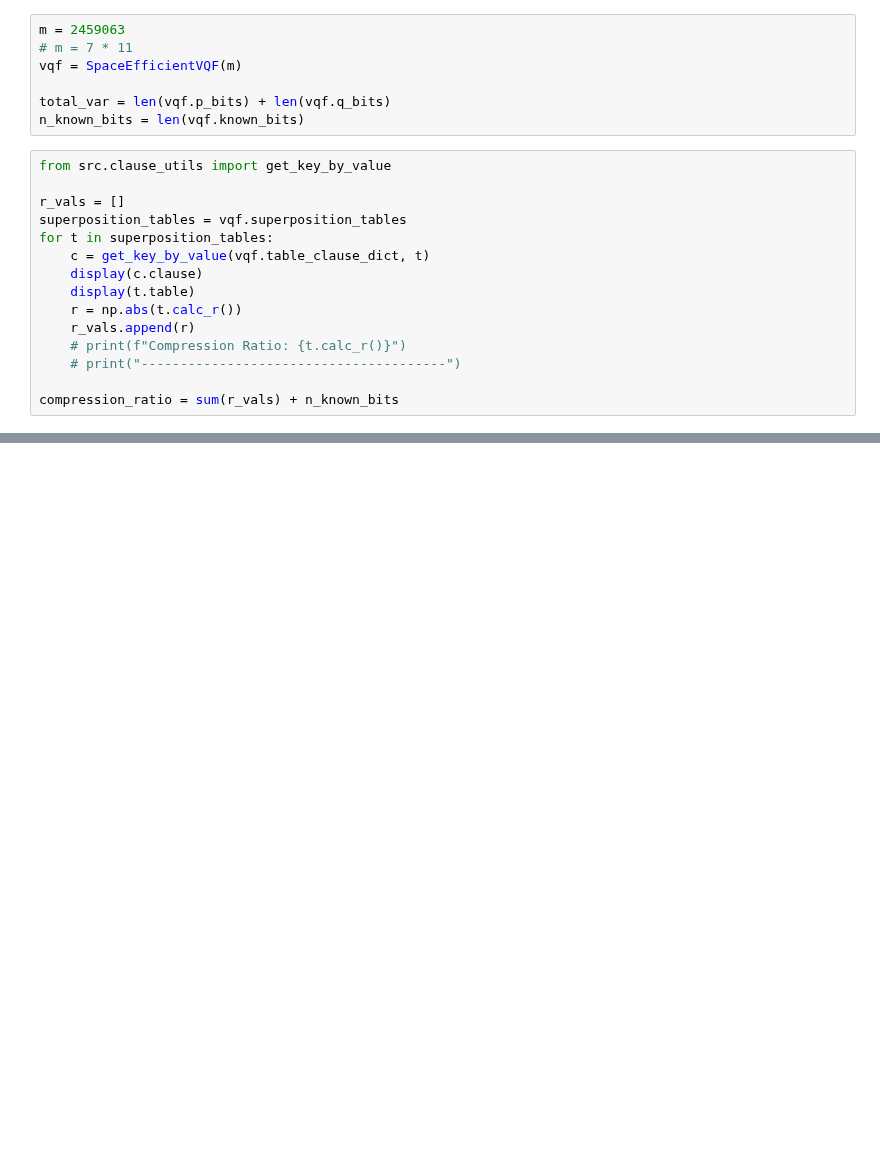
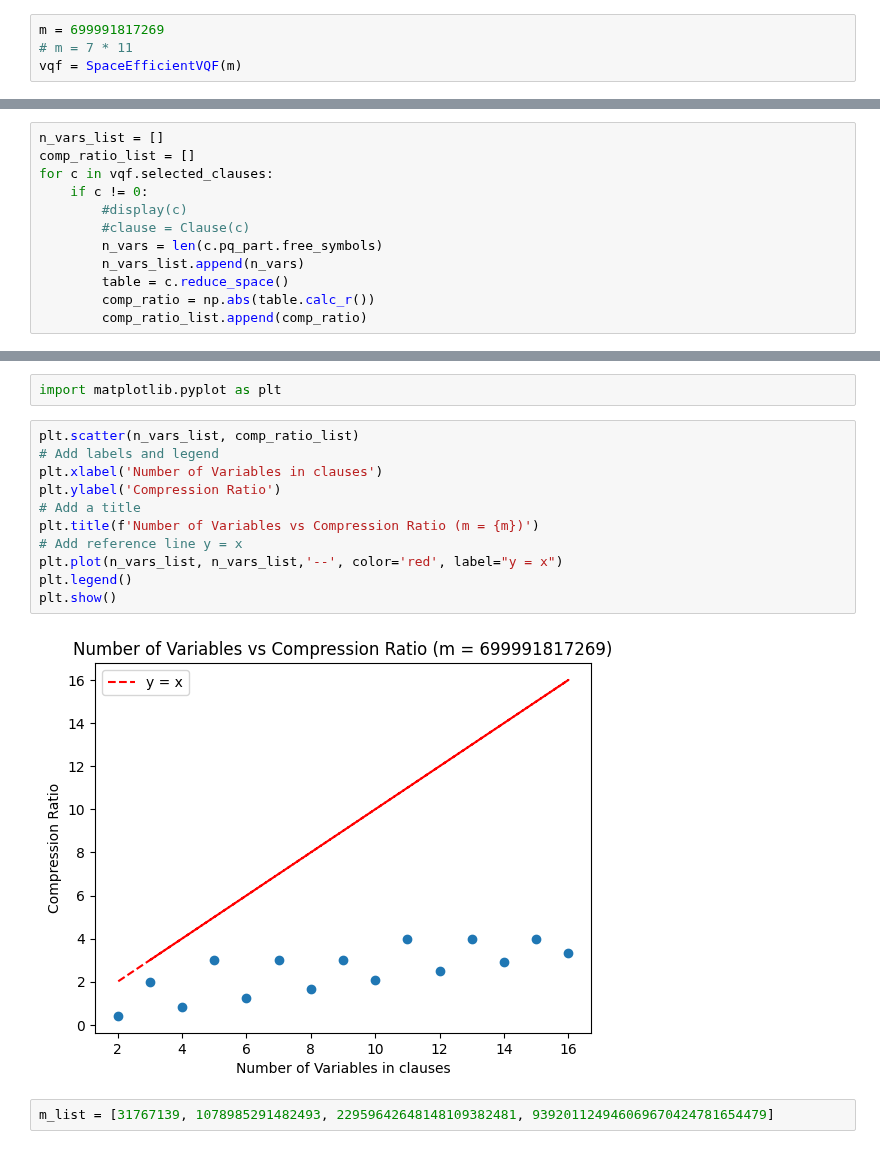
Before and after one commit to Mostafa-Atallah2020/func-qaoa-factorization, a Jupyter notebook: examples/compression ratios.ipynb, the cells around one changed output, grey strips where cells are left out. Cells and saved outputs as stored; diff of their text form; blank space fills up the shorter version.

Commit message:
Make a compression ratio vs n_vars plot

```diff
--- a/examples/compression ratios.ipynb
+++ b/examples/compression ratios.ipynb
@@ -7,22 +7,4 @@ from src import SpaceEfficientVQF
 # %%
-m = 2459063
+m = 699991817269
 # m = 7 * 11
 vqf = SpaceEfficientVQF(m)
-
-total_var = len(vqf.p_bits) + len(vqf.q_bits)
-n_known_bits = len(vqf.known_bits)
-# %%
-from src.clause_utils import get_key_by_value
-
-r_vals = []
-superposition_tables = vqf.superposition_tables
-for t in superposition_tables:
-    c = get_key_by_value(vqf.table_clause_dict, t)
-    display(c.clause)
-    display(t.table)
-    r = np.abs(t.calc_r())
-    r_vals.append(r)
-    # print(f"Compression Ratio: {t.calc_r()}")
-    # print("---------------------------------------")
-
-compression_ratio = sum(r_vals) + n_known_bits
@@ -67,0 +11,12 @@ The Compression Ratio: 7.49022
+# %%
+n_vars_list = []
+comp_ratio_list = []
+for c in vqf.selected_clauses:
+    if c != 0:
+        #display(c)
+        #clause = Clause(c)
+        n_vars = len(c.pq_part.free_symbols)
+        n_vars_list.append(n_vars)
+        table = c.reduce_space()
+        comp_ratio = np.abs(table.calc_r())
+        comp_ratio_list.append(comp_ratio)
@@ -67,0 +41,17 @@ The Compression Ratio: 7.49022
+# %%
+import matplotlib.pyplot as plt
+# %%
+plt.scatter(n_vars_list, comp_ratio_list)
+# Add labels and legend
+plt.xlabel('Number of Variables in clauses')
+plt.ylabel('Compression Ratio')
+# Add a title
+plt.title(f'Number of Variables vs Compression Ratio (m = {m})')
+# Add reference line y = x
+plt.plot(n_vars_list, n_vars_list,'--', color='red', label="y = x")
+plt.legend()
+plt.show()
+# %% [output]
+[figure, added]
+# %%
+m_list = [31767139, 1078985291482493, 22959642648148109382481, 939201124946069670424781654479]
```
Also changed, not shown: parts of 4 cells of this notebook.
